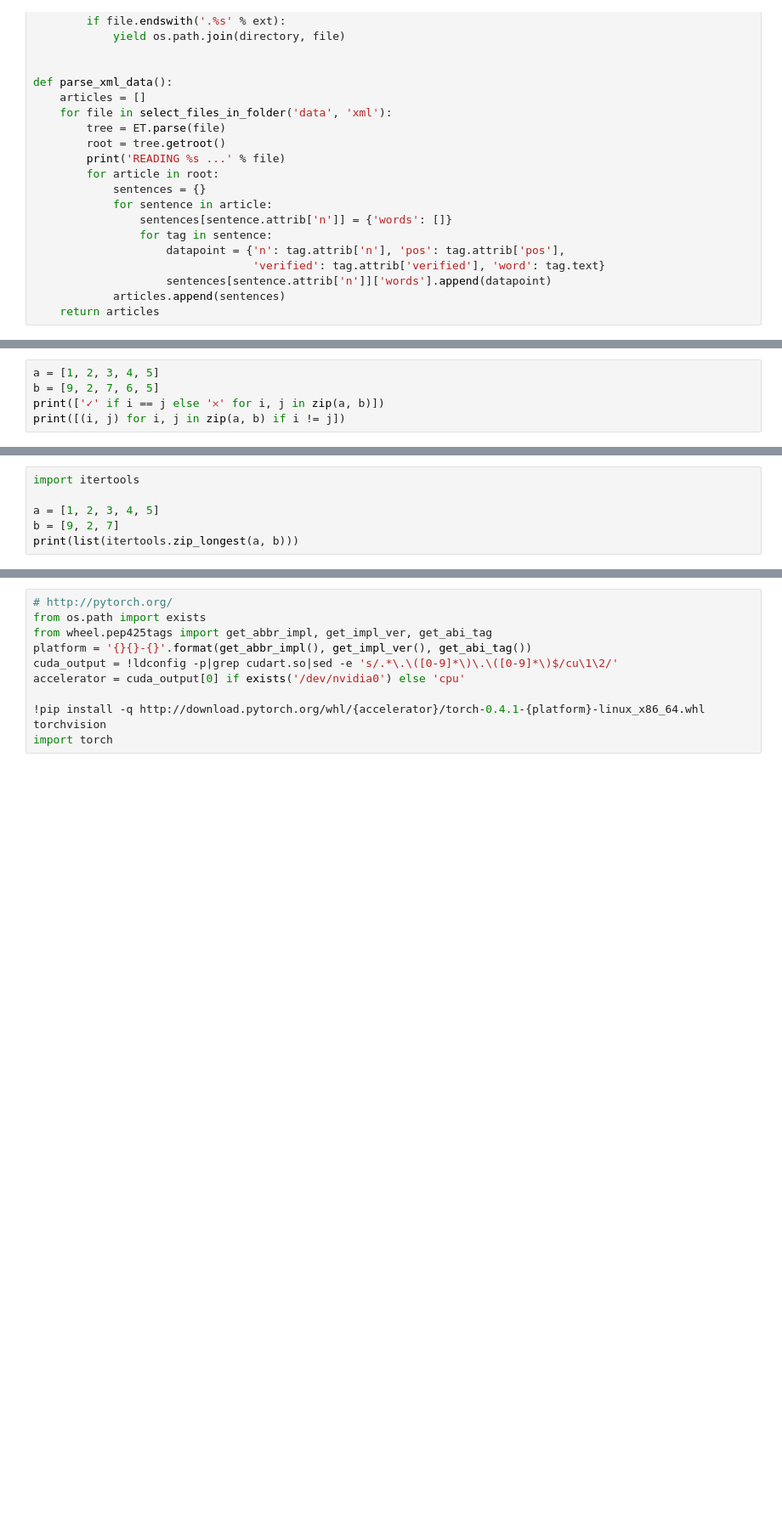
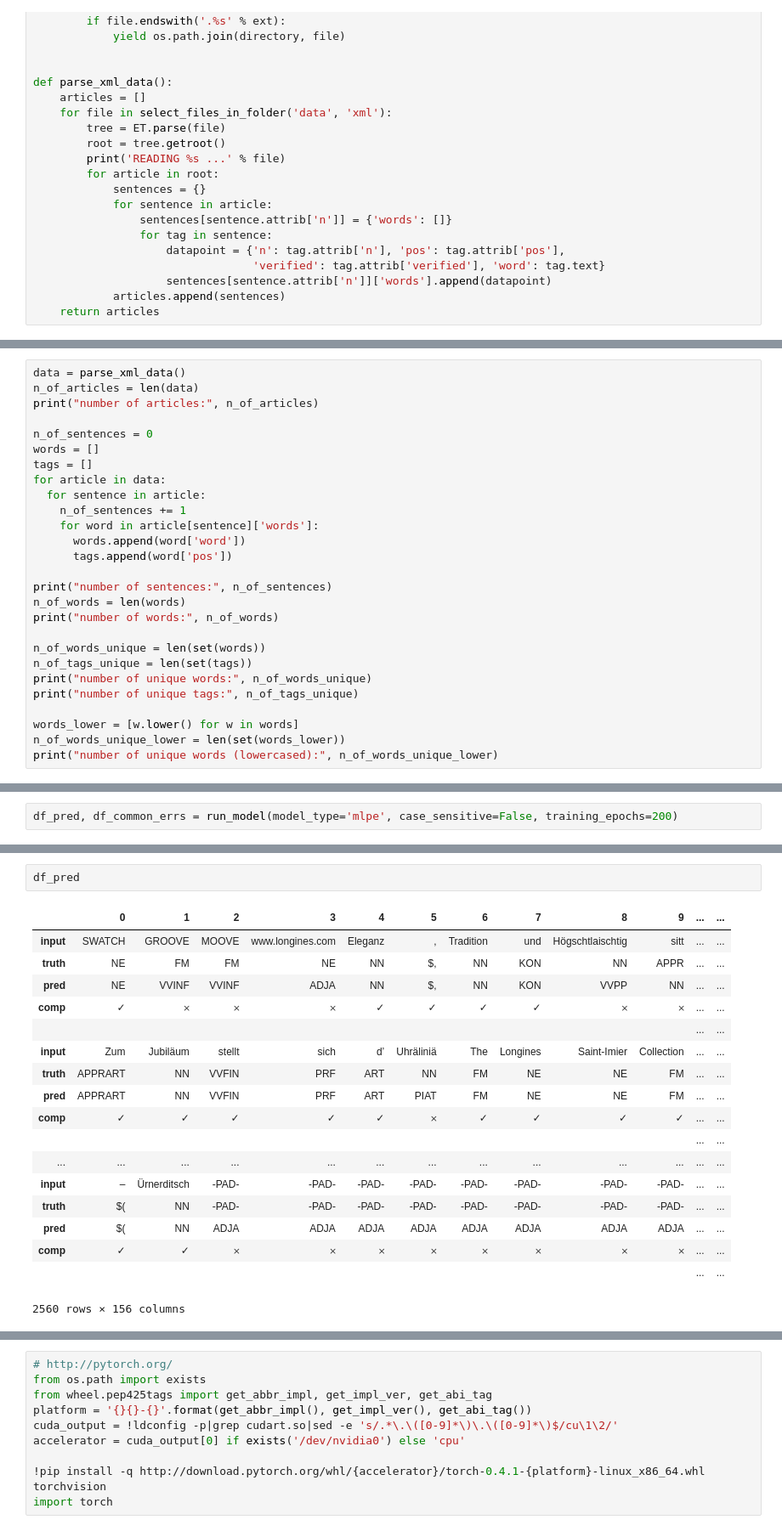
Before and after one commit to MethDamon/SwissTagger, a Jupyter notebook: SwissTagger.ipynb, the cells around one changed output, grey strips where cells are left out. Shown at 85% size. Cells and saved outputs as stored; diff of their text form; blank space fills up the shorter version.

```diff
--- a/SwissTagger.ipynb
+++ b/SwissTagger.ipynb
@@ -590,5 +45,0 @@ drwxr-xr-x 2 root root 4.0K Jan 25 02:29 '2019-01-25 03:29:27'
-# %%
-a = [1, 2, 3, 4, 5]
-b = [9, 2, 7, 6, 5]
-print(['✓' if i == j else '𐄂' for i, j in zip(a, b)])
-print([(i, j) for i, j in zip(a, b) if i != j])
@@ -598,6 +45,0 @@ print([(i, j) for i, j in zip(a, b) if i != j])
-# %%
-import itertools
-
-a = [1, 2, 3, 4, 5]
-b = [9, 2, 7]
-print(list(itertools.zip_longest(a, b)))
@@ -1236,0 +48,27 @@ from https://pytorch.org/tutorials/beginner/nlp/sequence_models_tutorial.html#ex
+# %%
+data = parse_xml_data()
+n_of_articles = len(data)
+print("number of articles:", n_of_articles)
+
+n_of_sentences = 0
+words = []
+tags = []
+for article in data:
+  for sentence in article:
+    n_of_sentences += 1
+    for word in article[sentence]['words']:
+      words.append(word['word'])
+      tags.append(word['pos'])
+
+print("number of sentences:", n_of_sentences)
+n_of_words = len(words)
+print("number of words:", n_of_words)
+
+n_of_words_unique = len(set(words))
+n_of_tags_unique = len(set(tags))
+print("number of unique words:", n_of_words_unique)
+print("number of unique tags:", n_of_tags_unique)
+
+words_lower = [w.lower() for w in words]
+n_of_words_unique_lower = len(set(words_lower))
+print("number of unique words (lowercased):", n_of_words_unique_lower)
@@ -1236,0 +695,2 @@ from https://pytorch.org/tutorials/beginner/nlp/sequence_models_tutorial.html#ex
+# %%
+df_pred, df_common_errs = run_model(model_type='mlpe', case_sensitive=False, training_epochs=200)
@@ -1236,0 +717,21 @@ from https://pytorch.org/tutorials/beginner/nlp/sequence_models_tutorial.html#ex
+# %%
+df_pred
+# %% [output]
+|  | 0 | 1 | 2 | 3 | 4 | 5 | 6 | 7 | 8 | 9 | ... | ... |
+| input | SWATCH | GROOVE | MOOVE | www.longines.com | Eleganz | , | Tradition | und | Högschtlaischtig | sitt | ... | ... |
+| truth | NE | FM | FM | NE | NN | $, | NN | KON | NN | APPR | ... | ... |
+| pred | NE | VVINF | VVINF | ADJA | NN | $, | NN | KON | VVPP | NN | ... | ... |
+| comp | ✓ | 𐄂 | 𐄂 | 𐄂 | ✓ | ✓ | ✓ | ✓ | 𐄂 | 𐄂 | ... | ... |
+|  |  |  |  |  |  |  |  |  |  |  | ... | ... |
+| input | Zum | Jubiläum | stellt | sich | d’ | Uhräliniä | The | Longines | Saint-Imier | Collection | ... | ... |
+| truth | APPRART | NN | VVFIN | PRF | ART | NN | FM | NE | NE | FM | ... | ... |
+| pred | APPRART | NN | VVFIN | PRF | ART | PIAT | FM | NE | NE | FM | ... | ... |
+| comp | ✓ | ✓ | ✓ | ✓ | ✓ | 𐄂 | ✓ | ✓ | ✓ | ✓ | ... | ... |
+|  |  |  |  |  |  |  |  |  |  |  | ... | ... |
+| ... | ... | ... | ... | ... | ... | ... | ... | ... | ... | ... | ... | ... |
+| input | – | Ürnerditsch | -PAD- | -PAD- | -PAD- | -PAD- | -PAD- | -PAD- | -PAD- | -PAD- | ... | ... |
+| truth | $( | NN | -PAD- | -PAD- | -PAD- | -PAD- | -PAD- | -PAD- | -PAD- | -PAD- | ... | ... |
+| pred | $( | NN | ADJA | ADJA | ADJA | ADJA | ADJA | ADJA | ADJA | ADJA | ... | ... |
+| comp | ✓ | ✓ | 𐄂 | 𐄂 | 𐄂 | 𐄂 | 𐄂 | 𐄂 | 𐄂 | 𐄂 | ... | ... |
+|  |  |  |  |  |  |  |  |  |  |  | ... | ... |
+2560 rows × 156 columns
```
Also changed, not shown: parts of 70 cells of this notebook.
